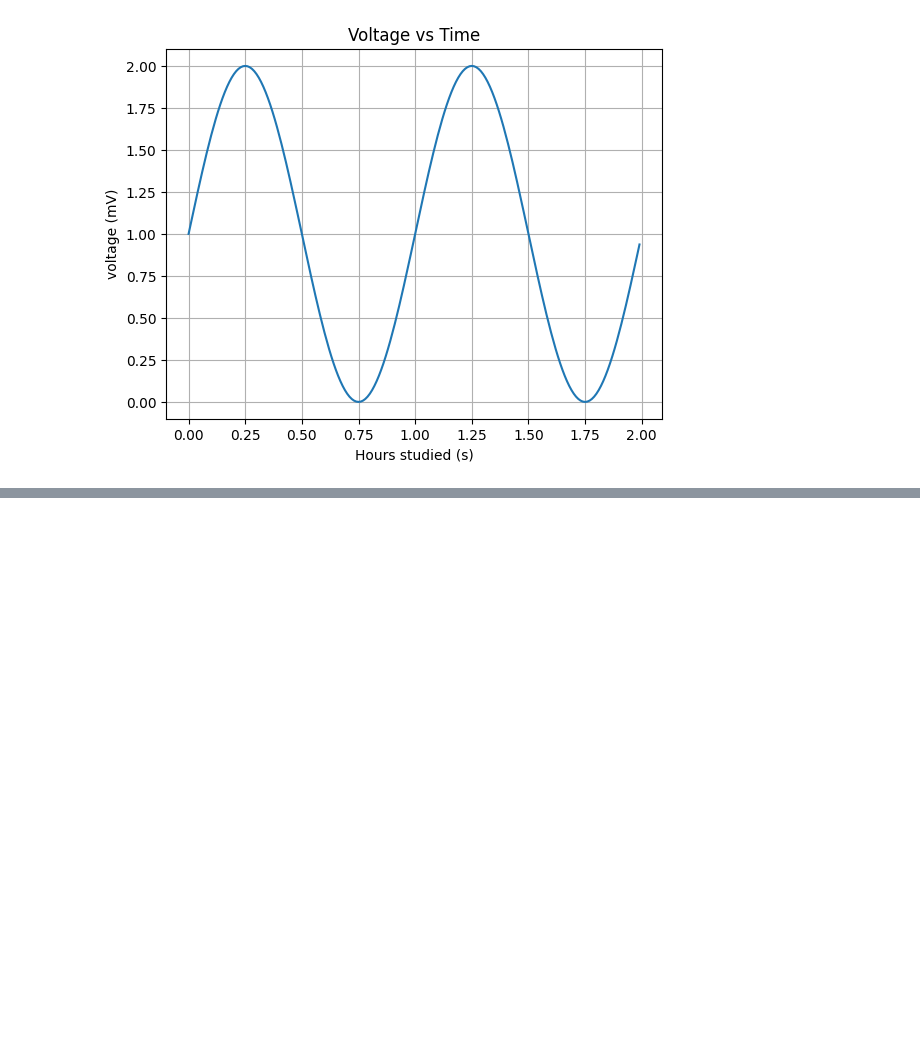
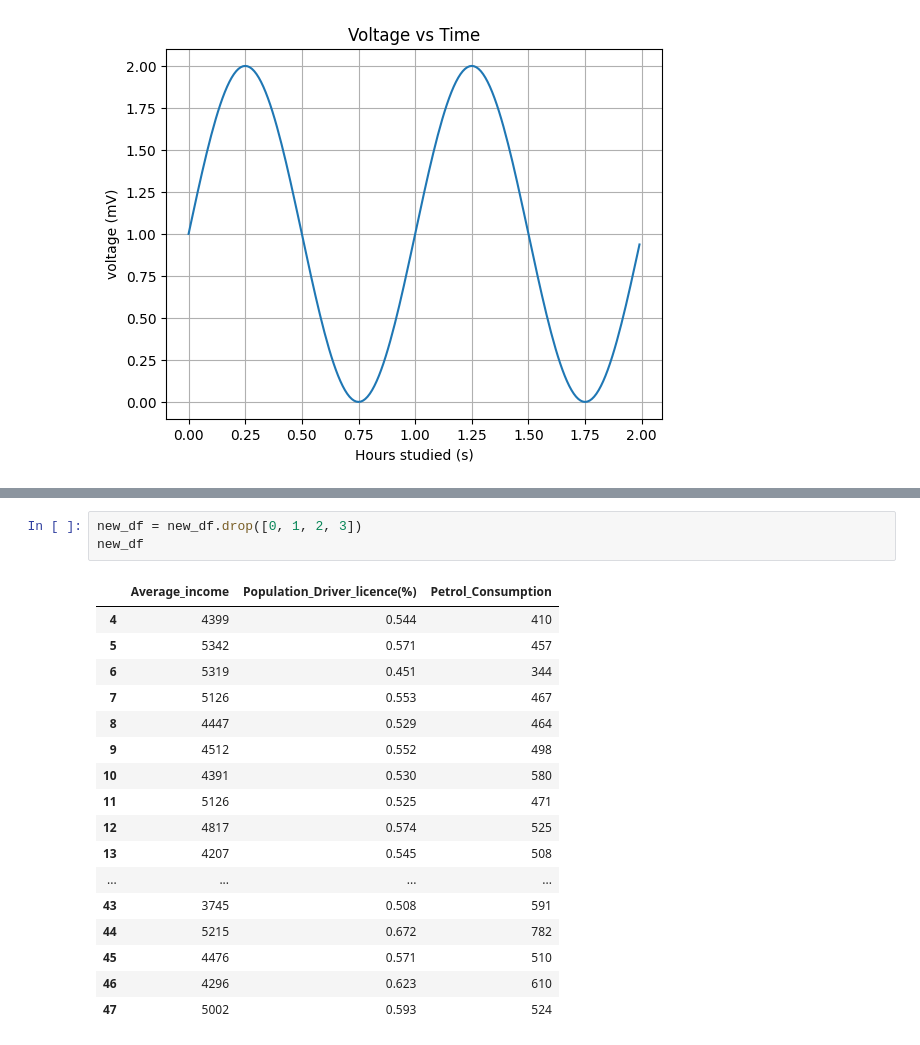
Before and after one commit to aqib1/PythonBasic, a Jupyter notebook: crash-course/oop/numpy_101.ipynb, the cells around one changed output, grey strips where cells are left out. Cells and saved outputs as stored; diff of their text form; blank space fills up the shorter version.

```diff
--- a/crash-course/oop/numpy_101.ipynb
+++ b/crash-course/oop/numpy_101.ipynb
@@ -98,0 +183,21 @@ plt.show()
+# %%
+new_df = new_df.drop([0, 1, 2, 3])
+new_df
+# %% [output]
+|  | Average_income | Population_Driver_licence(%) | Petrol_Consumption |
+| 4 | 4399 | 0.544 | 410 |
+| 5 | 5342 | 0.571 | 457 |
+| 6 | 5319 | 0.451 | 344 |
+| 7 | 5126 | 0.553 | 467 |
+| 8 | 4447 | 0.529 | 464 |
+| 9 | 4512 | 0.552 | 498 |
+| 10 | 4391 | 0.530 | 580 |
+| 11 | 5126 | 0.525 | 471 |
+| 12 | 4817 | 0.574 | 525 |
+| 13 | 4207 | 0.545 | 508 |
+| ... | ... | ... | ... |
+| 43 | 3745 | 0.508 | 591 |
+| 44 | 5215 | 0.672 | 782 |
+| 45 | 4476 | 0.571 | 510 |
+| 46 | 4296 | 0.623 | 610 |
+| 47 | 5002 | 0.593 | 524 |
```
Also changed, not shown: parts of 21 cells of this notebook, 1 other file.
